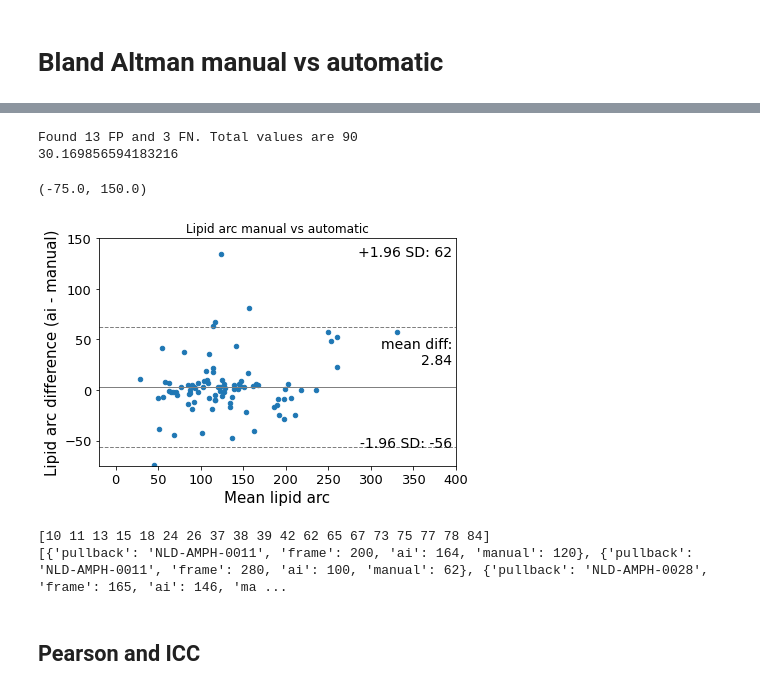
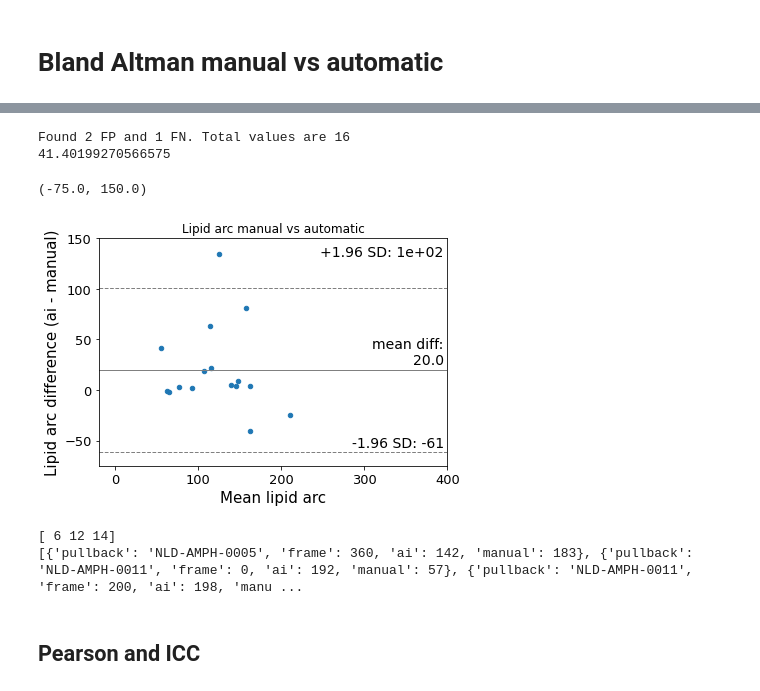
Before and after one commit to Gonzalo2408/CardiacOCT-project, a Jupyter notebook: metrics_build/statistics/plot_bland_altman_lipid.ipynb, the cells around one changed output, grey strips where cells are left out. Saved outputs shown, nothing was run; the diff lists cells and outputs as text; code cells hidden in the pictures.

```diff
--- a/metrics_build/statistics/plot_bland_altman_lipid.ipynb
+++ b/metrics_build/statistics/plot_bland_altman_lipid.ipynb
@@ -11,6 +11,8 @@ from matplotlib.colors import ListedColormap
 pd.options.mode.chained_assignment = None
 # %%
 measurements = pd.read_excel(r'Z:\grodriguez\CardiacOCT\code\count-distributions\manual_vs_automatic_measures.xlsx', sheet_name='Lipid new test set')
+# %%
+pullback_df = measurements[measurements['pullback'] == 'NLD-AMPH-0028'].reset_index(drop=True)
 # %% [markdown]
 ## Functions
 # %%
@@ -164,31 +166,31 @@ print(outliers_data)
 # %%
-manual_arc, ai_arc = get_data_filtered(measurements, 'Lipid arc manual', 'Lipid arc model 5')
+manual_arc, ai_arc = get_data_filtered(pullback_df, 'Lipid arc manual', 'Lipid arc model 5')
 mean = np.mean([manual_arc, ai_arc], axis=0)
 diff = manual_arc - ai_arc
 md = np.mean(diff)
 sd = np.std(diff, axis=0)
 print(sd)
 
 fig, axes = plt.subplots()
 
 sm.graphics.mean_diff_plot(ai_arc, manual_arc, ax = axes)
 plt.xlabel('Mean lipid arc')
 plt.ylabel('Lipid arc difference (ai - manual)')
 plt.title('Lipid arc manual vs automatic')
 plt.xlim(-20, 400)
 plt.ylim(-75, 150)
 # %% [output]
-Found 13 FP and 3 FN. Total values are 90
-30.169856594183216
+Found 2 FP and 1 FN. Total values are 16
+41.40199270566575
 (-75.0, 150.0)
-[figure, old version]
+[figure, new version]
 # %%
 outliers, outliers_data = find_outliers(ai_arc, manual_arc, measurements, 'tukey')
 print(outliers)
 print(outliers_data)
 # %% [output]
-[10 11 13 15 18 24 26 37 38 39 42 62 65 67 73 75 77 78 84]
-[{'pullback': 'NLD-AMPH-0011', 'frame': 200, 'ai': 164, 'manual': 120}, {'pullback': 'NLD-AMPH-0011', 'frame': 280, 'ai': 100, 'manual': 62}, {'pullback': 'NLD-AMPH-0028', 'frame': 165, 'ai': 146, 'ma ...
+[ 6 12 14]
+[{'pullback': 'NLD-AMPH-0005', 'frame': 360, 'ai': 142, 'manual': 183}, {'pullback': 'NLD-AMPH-0011', 'frame': 0, 'ai': 192, 'manual': 57}, {'pullback': 'NLD-AMPH-0011', 'frame': 200, 'ai': 198, 'manu ...
 # %% [markdown]
 ## Pearson and ICC
 # %%
```
Also changed, not shown: parts of 6 cells of this notebook, 24 other files.
